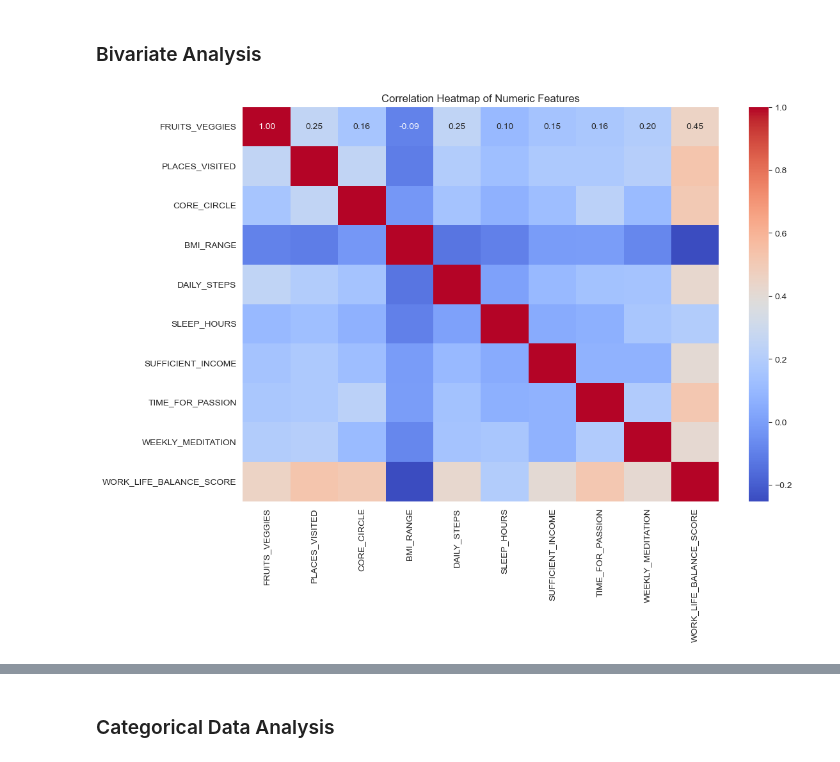
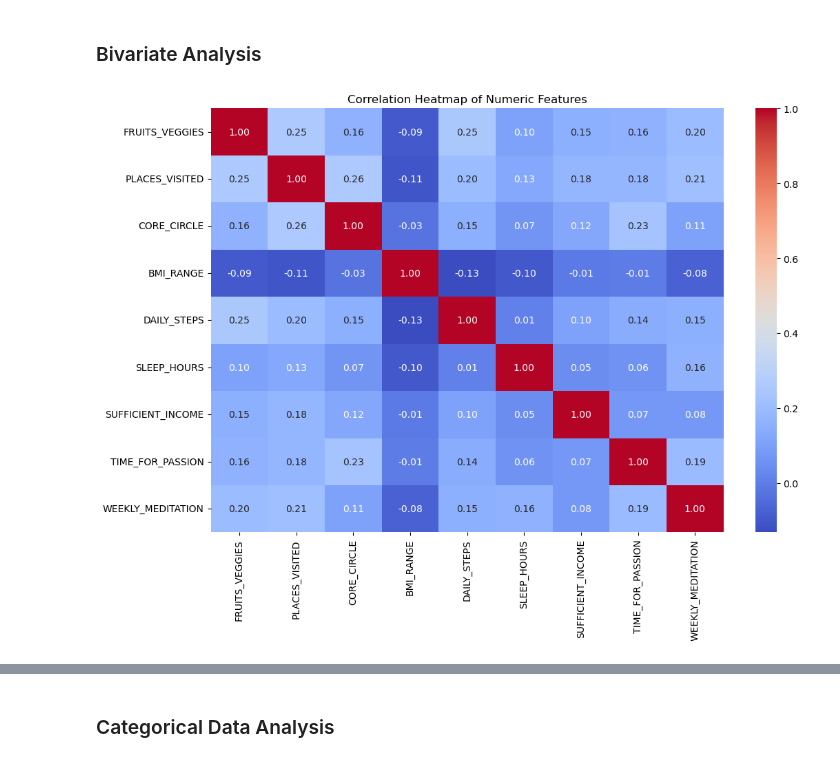
Before and after one commit to amsun001/Project_DataScience-lifestyle-and-wellbeing, a Jupyter notebook: Script/LifestyleAndWellbeing.ipynb, the cells around one changed output, grey strips where cells are left out. Saved outputs shown, nothing was run; the diff lists cells and outputs as text; code cells hidden in the pictures.

```diff
--- a/Script/LifestyleAndWellbeing.ipynb
+++ b/Script/LifestyleAndWellbeing.ipynb
@@ -227,11 +238,11 @@ plt.show()
 # %%
 numeric_cols = ['FRUITS_VEGGIES', 'PLACES_VISITED', 'CORE_CIRCLE', 'BMI_RANGE',
                 'DAILY_STEPS', 'SLEEP_HOURS', 'SUFFICIENT_INCOME',
-                'TIME_FOR_PASSION', 'WEEKLY_MEDITATION', 'WORK_LIFE_BALANCE_SCORE']
+                'TIME_FOR_PASSION', 'WEEKLY_MEDITATION']
 
 plt.figure(figsize=(12, 8))
 sns.heatmap(csv_data[numeric_cols].corr(), annot=True, cmap='coolwarm', fmt=".2f")
 plt.title('Correlation Heatmap of Numeric Features')
 plt.show()
 # %% [output]
-[figure, old version]
+[figure, new version]
```
Also changed, not shown: parts of 13 cells of this notebook, 1 other file.
